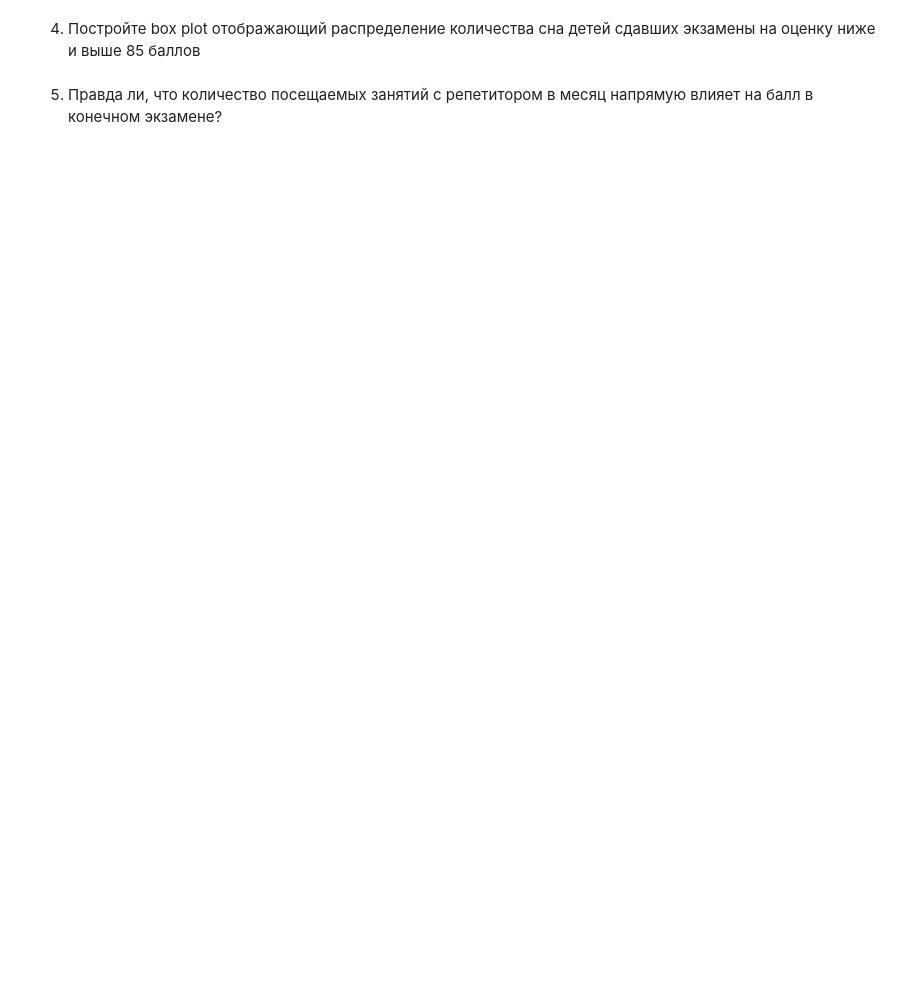
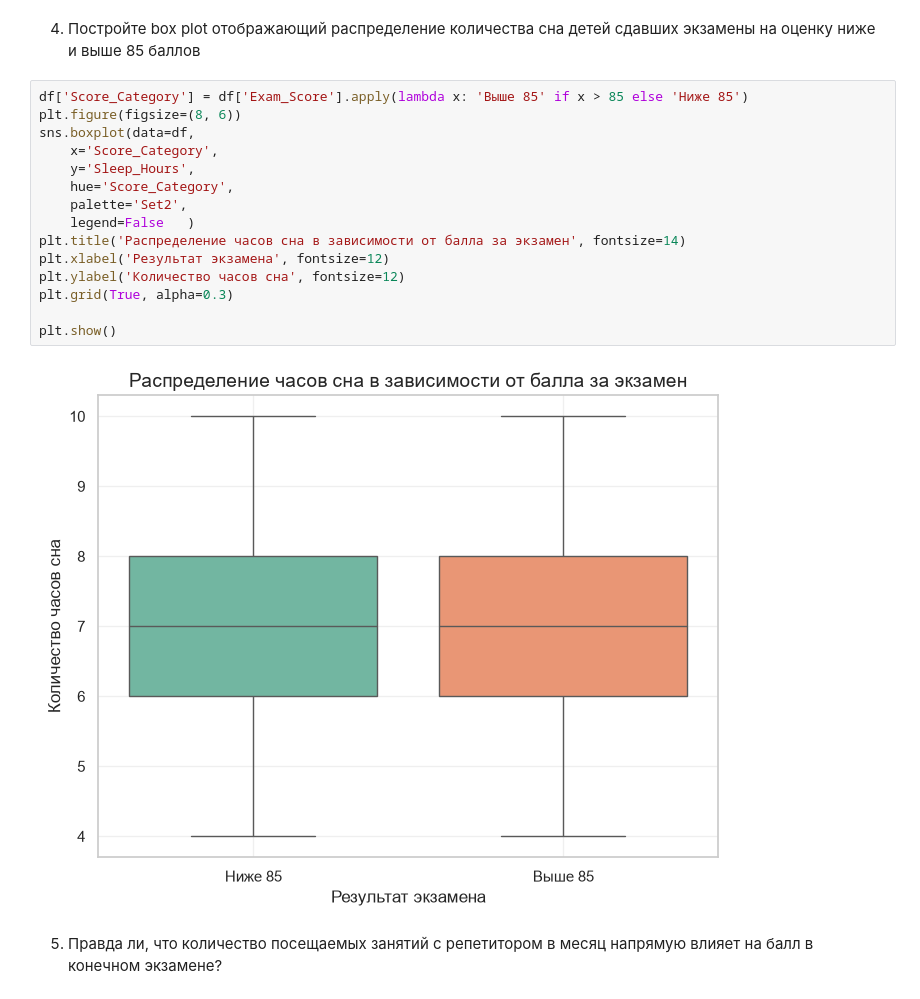
Before and after one commit to las-tochka/Machine_learning, a Jupyter notebook: Lab1-6.ipynb, the cells around one changed output. Cells and saved outputs as stored; diff of their text form; blank space fills up the shorter version.

```diff
--- a/Lab1-6.ipynb
+++ b/Lab1-6.ipynb
@@ -241,4 +389,21 @@ import pandas as pd
 # %% [markdown]
 4. Постройте box plot отображающий распределение количества сна детей сдавших экзамены на оценку ниже и выше 85 баллов
+# %%
+df['Score_Category'] = df['Exam_Score'].apply(lambda x: 'Выше 85' if x > 85 else 'Ниже 85')
+plt.figure(figsize=(8, 6))
+sns.boxplot(data=df,
+    x='Score_Category',
+    y='Sleep_Hours',
+    hue='Score_Category',
+    palette='Set2',
+    legend=False   )
+plt.title('Распределение часов сна в зависимости от балла за экзамен', fontsize=14)
+plt.xlabel('Результат экзамена', fontsize=12)
+plt.ylabel('Количество часов сна', fontsize=12)
+plt.grid(True, alpha=0.3)
+
+plt.show()
+# %% [output]
+[figure, added]
 # %% [markdown]
 5. Правда ли, что количество посещаемых занятий с репетитором в месяц напрямую влияет на балл в конечном экзамене?
```
Also changed, not shown: parts of 19 cells of this notebook, 3 other files.
